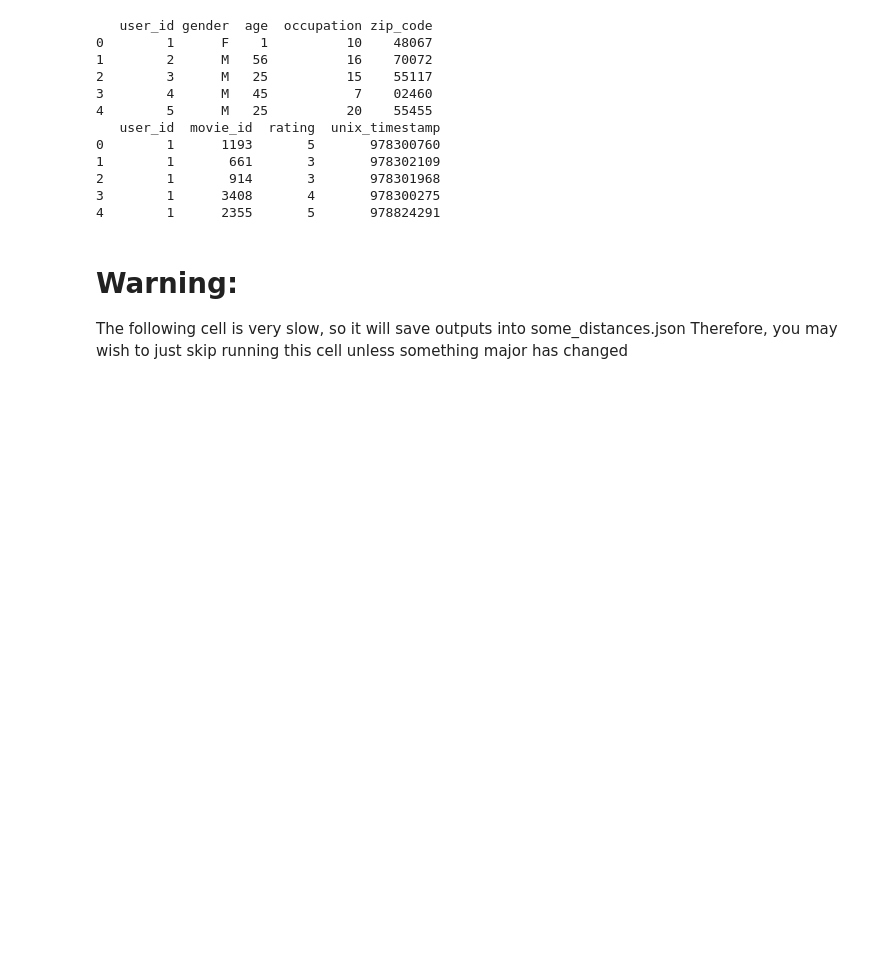
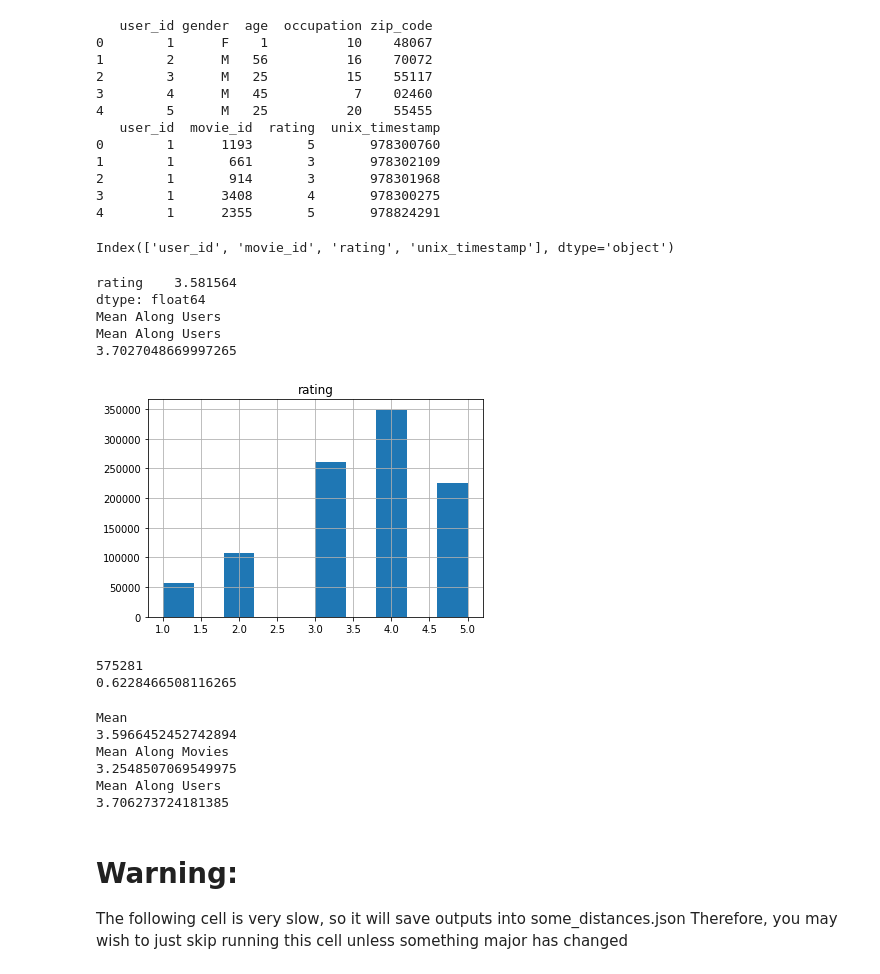
Before and after one commit to nickmvincent/surprise_sandbox, a Jupyter notebook: centroids.ipynb, the cells around one changed output. Drawn from its saved outputs; the diff is of its cells as text; code cells hidden in the pictures; blank space fills up the shorter version.

```diff
--- a/centroids.ipynb
+++ b/centroids.ipynb
@@ -30,6 +30,73 @@ print(ratings_df.head())
 2        1       914       3       978301968
 3        1      3408       4       978300275
 4        1      2355       5       978824291
+# %%
+ratings_df.columns
+# %% [output]
+Index(['user_id', 'movie_id', 'rating', 'unix_timestamp'], dtype='object')
+# %%
+import matplotlib.pyplot as plt
+ratings_df[['rating']].hist()
+print(ratings_df[['rating']].mean())
+print('Mean Along Users')
+user_to_mean = ratings_df.groupby(['user_id']).mean()[['rating']]
+print('Mean Along Users')
+print(np.mean(user_to_mean.rating))
+
+plt.show()
+# %% [output]
+rating    3.581564
+dtype: float64
+Mean Along Users
+Mean Along Users
+3.7027048669997265
+[figure, added]
+# %%
+count = len(ratings_df[ratings_df.rating >=4])
+print(count)
+counts = []
+for name, group in ratings_df.groupby(['user_id']):
+    count = len(group[group.rating >= 4].index) / len(group.index)
+    #print(count)
+    counts.append(count)
+print(np.mean(counts))
+# %% [output]
+575281
+0.6228466508116265
+# %%
+uids = list(set(ratings_df.user_id))
+uids_to_drop = np.random.choice(uids, int(len(uids) * 7/10))
+
+mask = ratings_df.user_id.isin(uids_to_drop)
+post_drop = ratings_df[~mask]
+dropped = ratings_df[mask]
+
+print('Mean')
+print(np.mean(post_drop.rating))
+
+movie_to_mean = post_drop.groupby(['movie_id']).mean()[['rating']]
+#print(movie_to_mean)
+print('Mean Along Movies')
+print(np.mean(movie_to_mean.rating))
+
+user_to_mean = post_drop.groupby(['user_id']).mean()[['rating']]
+print('Mean Along Users')
+print(np.mean(user_to_mean.rating))
+
+# for i, ratingrow in dropped.iterrows():
+
+#     #dropped.hist()
+#     #print(dropped.mean())
+#     vals.append(post_drop.mean())
+#dropped.hist()
+plt.show()
+# %% [output]
+Mean
+3.5966452452742894
+Mean Along Movies
+3.2548507069549975
+Mean Along Users
+3.706273724181385
 # %% [markdown]
 # Warning:
 The following cell is very slow, so it will save outputs into some_distances.json
```
Also changed, not shown: 11 other files.
